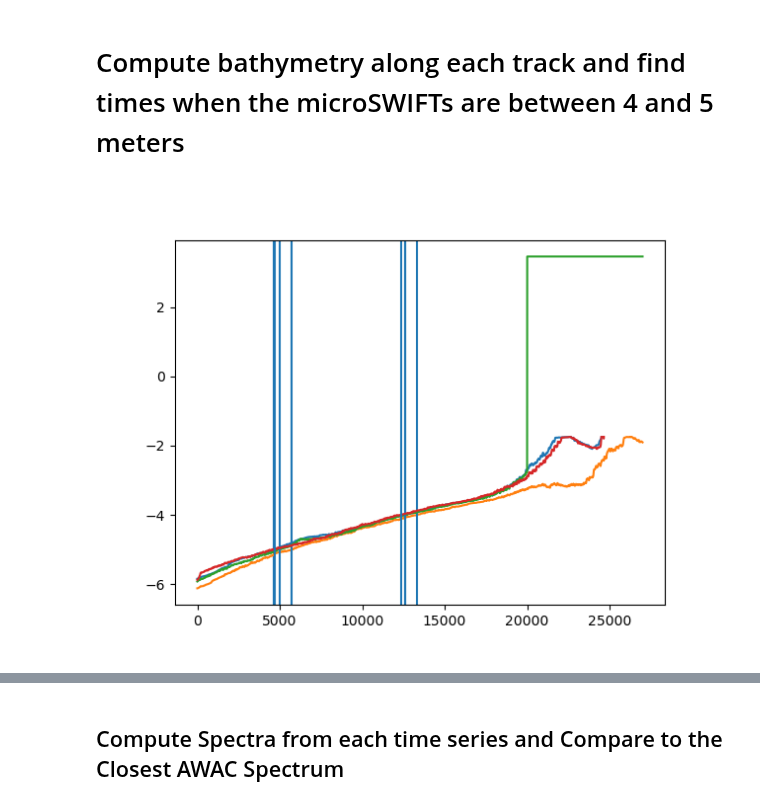
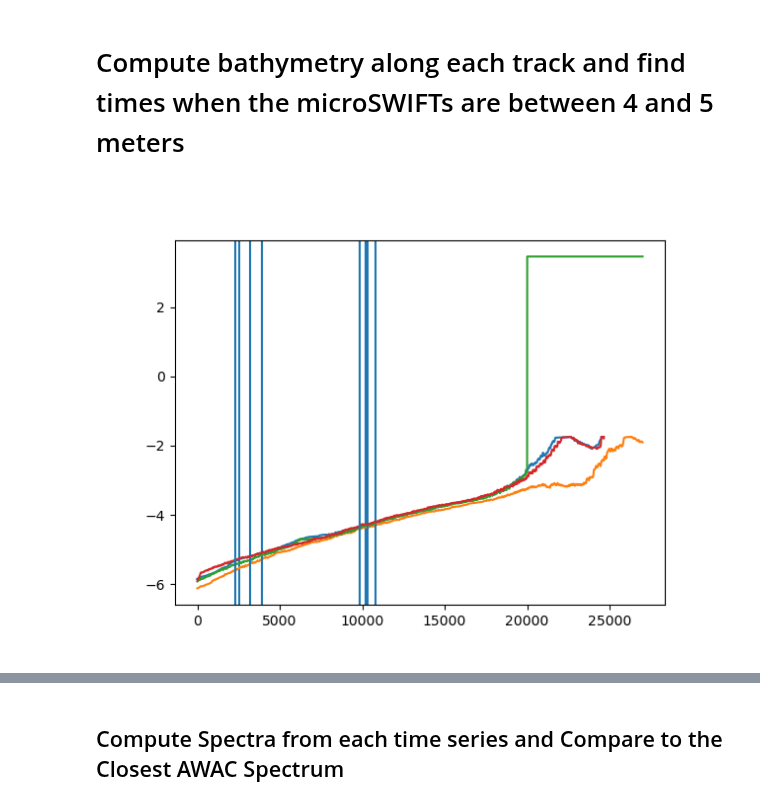
Before and after one commit to SASlabgroup/DUNEXMainExp, a Jupyter notebook: analysis/spectral_validation.ipynb, the cells around one changed output, grey strips where cells are left out. Drawn from its saved outputs; the diff is of its cells as text; code cells hidden in the pictures.

```diff
--- a/analysis/spectral_validation.ipynb
+++ b/analysis/spectral_validation.ipynb
@@ -74,17 +84,17 @@ mission_tools.plot_mission_tracks(mission_dataset, bathy_file, validation_trajec
 # %%
 bathy_along_tracks = mission_tools.bathy_along_track(bathy_file,
                             mission_dataset['xFRF'][validation_trajectories,:],
                             mission_dataset['yFRF'][validation_trajectories,:])
-depth_min = -5
-depth_max = -4
+depth_min = -5.3
+depth_max = -4.3
 in_depth_indices = mission_tools.ind_in_depth(bathy_along_tracks,
                                               depth_min,
                                               depth_max)
 
 fig, ax = plt.subplots()
 for n in np.arange(bathy_along_tracks.shape[0]):
     ax.plot(bathy_along_tracks[n,:])
     ax.axvline(in_depth_indices[n][0])
     ax.axvline(in_depth_indices[n][-1])
 # %% [output]
-[figure, old version]
+[figure, new version]
```
Also changed, not shown: parts of 8 cells of this notebook, 6 other files.
